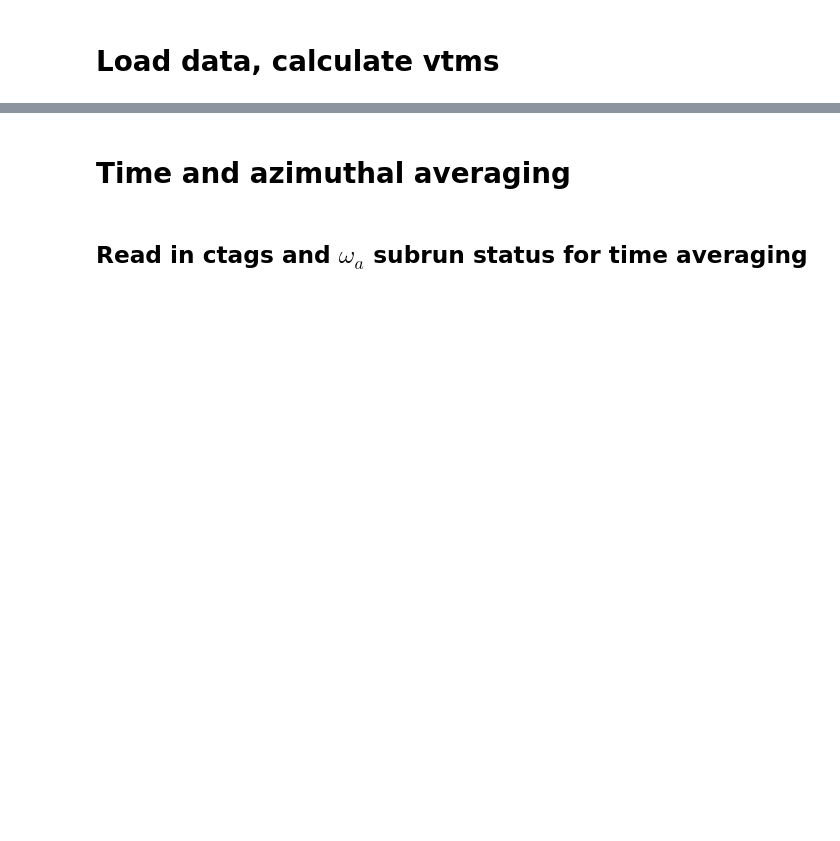
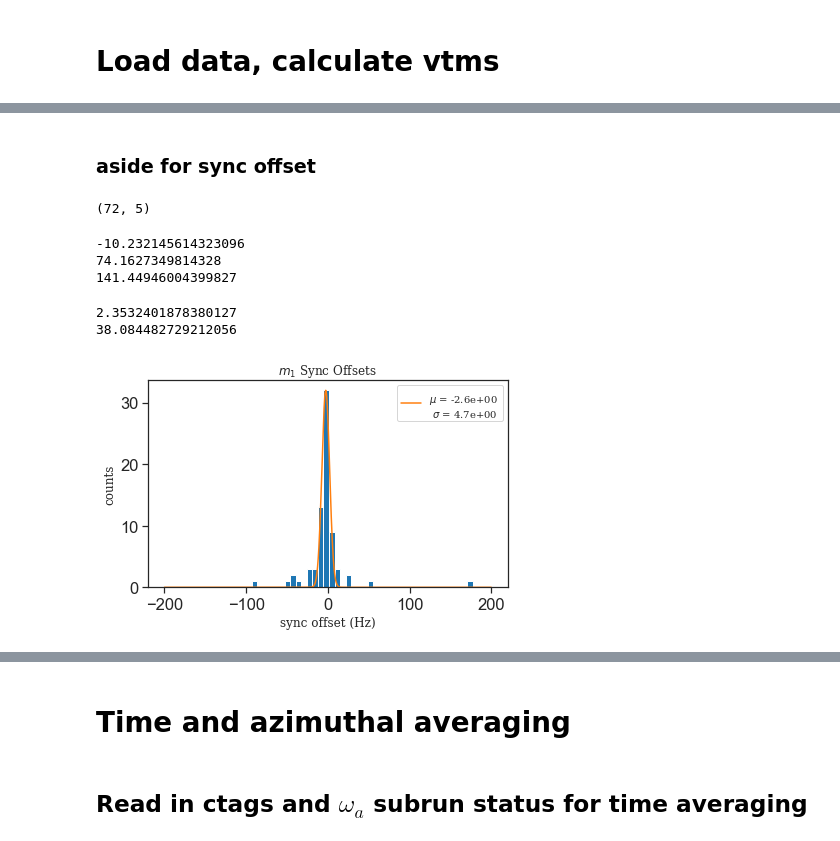
Before and after one commit to aetb/trfp, a Jupyter notebook: 60hr_analysis_NEW.ipynb, the cells around one changed output, grey strips where cells are left out. Cells and saved outputs as stored; diff of their text form; code cells hidden in the pictures; blank space fills up the shorter version.

Commit message:
More figure making.

```diff
--- a/60hr_analysis_NEW.ipynb
+++ b/60hr_analysis_NEW.ipynb
@@ -26,7 +25,13 @@ The autoreload extension is already loaded. To reload it, use:
 # Load data, calculate vtms
 # %%
 %%time
-fp_interp_df = helper.root_to_pandas(range(3959,3995), prefix='data1/newg2/DataProduction/Offline/ArtTFSDir/v9_20_00/FieldPlainRootOutput_', tr_run=False)
-tr_interp_df_1 = helper.root_to_pandas([3956], prefix='data1/newg2/DataProduction/Offline/ArtTFSDir/v9_20_00/FieldPlainRootOutput_', tr_run=True)
-tr_interp_df_2 = helper.root_to_pandas([3997], prefix='data1/newg2/DataProduction/Offline/ArtTFSDir/v9_20_00/FieldPlainRootOutput_', tr_run=True)
+# fp_interp_df = helper.root_to_pandas(range(3959,3995), prefix='data1/newg2/DataProduction/Offline/ArtTFSDir/v9_20_00/FieldPlainRootOutput_', tr_run=False)
+# tr_interp_df_1 = helper.root_to_pandas([3956], prefix='data1/newg2/DataProduction/Offline/ArtTFSDir/v9_20_00/FieldPlainRootOutput_', tr_run=True)
+# tr_interp_df_2 = helper.root_to_pandas([3997], prefix='data1/newg2/DataProduction/Offline/ArtTFSDir/v9_20_00/FieldPlainRootOutput_', tr_run=True)
+
+filename = 'hdf5/60hr.h5'
+
+fp_interp_df = pd.read_hdf(filename, key='fp_df_1')
+tr_interp_df_1 = pd.read_hdf(filename, key='tr_df_1')
+tr_interp_df_2 = pd.read_hdf(filename, key='tr_df_2')
 # %% [output]
@@ -62,0 +58,48 @@ Wall time: 5.76 s
+# %% [markdown]
+### aside for sync offset
+# %%
+sync_offsets, delta_time = helper.sync_offset_calc(tr_corr_df_1, tr_corr_df_2)
+# %%
+sync_offsets.shape
+# %% [output]
+(72, 5)
+# %%
+print np.mean(sync_offsets[:,0])
+print np.std(sync_offsets[:,0])
+
+print np.std(sync_offsets[:,0])/np.sqrt(72)/61.79*1000
+# %% [output]
+-10.232145614323096
+74.1627349814328
+141.44946004399827
+# %%
+fig1, ax1 = plt.subplots(1,1)
+
+out = ax1.hist(sync_offsets[:,4], bins=40)
+def gaussian(x, A, x0, s): return A * np.exp(-(x-x0)**2/(2*s**2))
+counts = out[0]
+bins = (out[1][1:]+out[1][:-1])/2
+fit, _ = curve_fit(gaussian, bins, counts, p0=(20,-10,75))
+
+ax1.plot(np.linspace(-200,200,1000), gaussian(np.linspace(-200,200,1000), *fit),
+         label=('$\mu$ = %.1e \n $\sigma$ = %.1e'%(fit[1],fit[2])))
+
+ax1.legend(prop={'size':10, 'family':'serif'})
+
+ax1.set_title('$m_1$ Sync Offsets', fontdict={'size':12, 'family':'serif'})
+ax1.set_xlabel('sync offset (Hz)', fontdict={'size':12, 'family':'serif'})
+ax1.set_ylabel('counts', fontdict={'size':12, 'family':'serif'})
+
+# ax1.set_xlim(-200,200)
+
+fig1.set_size_inches(6,4)
+fig1.tight_layout()
+
+fig1.savefig('sync_offsets.png', dpi=300)
+
+print fit[2]/2
+print fit[2]/2/61.79*1000
+# %% [output]
+2.3532401878380127
+38.084482729212056
+[figure, added]
```
Also changed, not shown: parts of 24 cells of this notebook, 4 other files.
